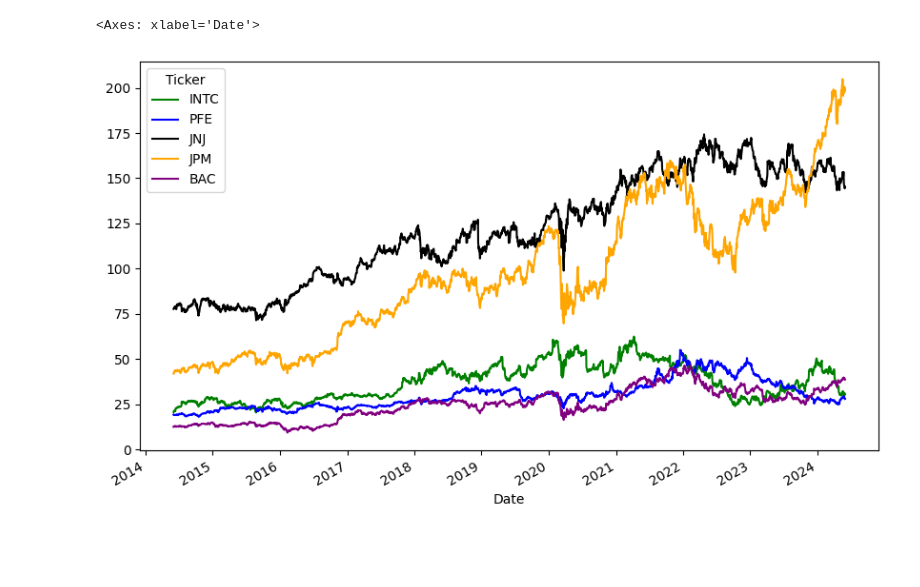
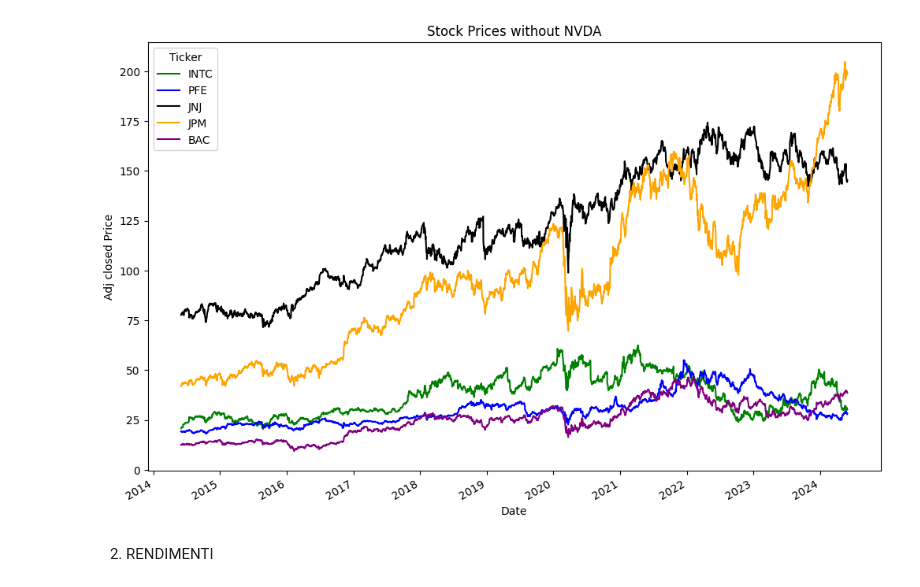
Before and after one commit to IlRickIs/BISF-project, a Jupyter notebook: project.ipynb, the cells around one changed output. Drawn from its saved outputs; the diff is of its cells as text; code cells hidden in the pictures; blank space fills up the shorter version.

```diff
--- a/project.ipynb
+++ b/project.ipynb
@@ -55,6 +55,11 @@ data_df.plot(figsize=(10,6), color=colors)
 # %%
 #plottiamo tutti i titoli tranne NVDA
-data_df.drop("NVDA", axis=1).plot(figsize=(10,6), color=colors[1:])
+data_df.drop("NVDA", axis=1).plot(figsize=(12,8), color=colors[1:])
+plt.ylabel("Adj closed Price")
+plt.savefig("./images/stocksWithoutNVDA.png")
+plt.title("Stock Prices without NVDA")
+plt.show()
 # %% [output]
-<Axes: xlabel='Date'>
-[figure, old version]
+[figure, new version]
+# %% [markdown]
+2) RENDIMENTI
```
Also changed, not shown: parts of 22 cells of this notebook, 9 other files.
